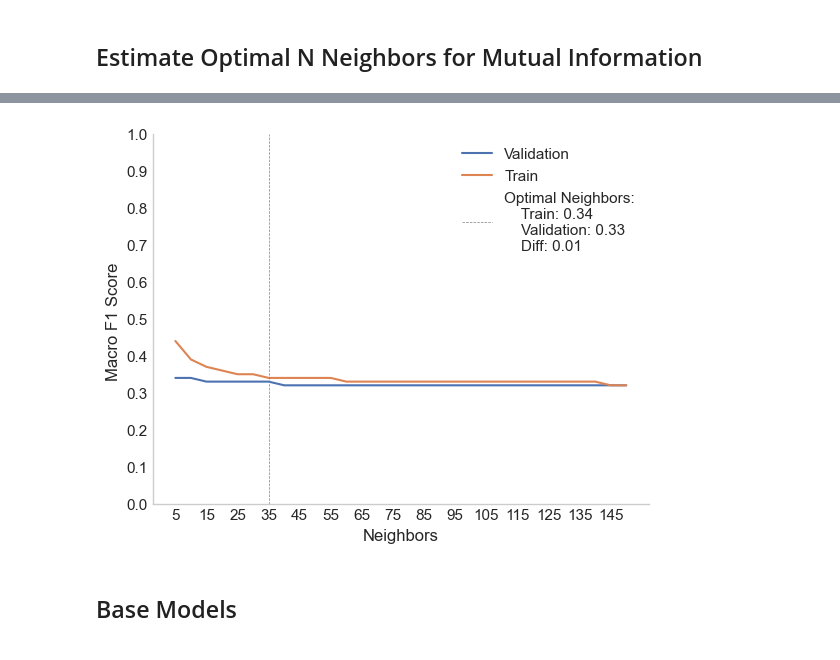
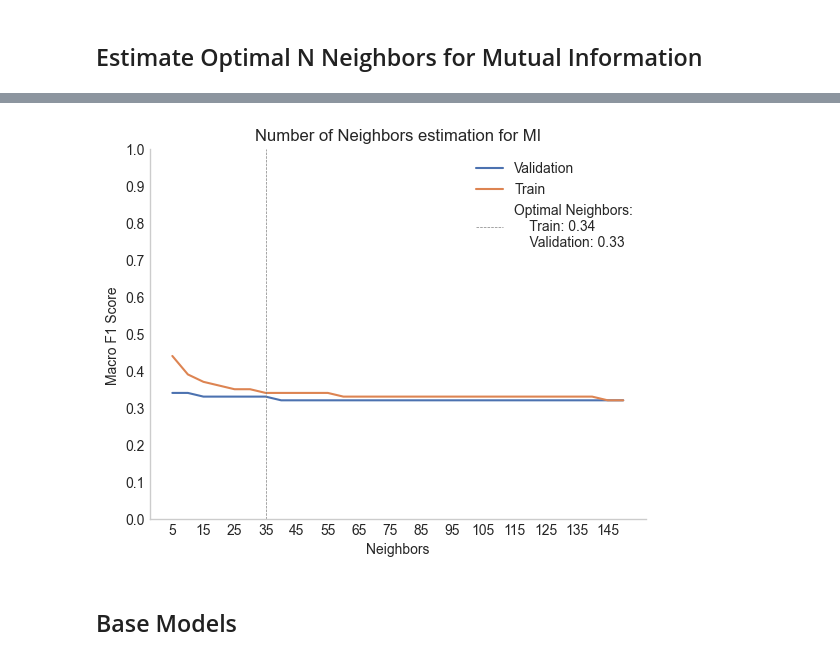
Before and after one commit to DiogoPF/Multiclass_Classification-WCB, a Jupyter notebook: Pipeline_diogo.ipynb, the cells around one changed output, grey strips where cells are left out. Saved outputs shown, nothing was run; the diff lists cells and outputs as text; code cells hidden in the pictures.

```diff
--- a/Pipeline_diogo.ipynb
+++ b/Pipeline_diogo.ipynb
@@ -1182,6 +1245,7 @@ if run:
         cv=3,
         verbose=1,
         return_train_score=True,
+        refit=False,
     )
 
     gs.fit(X, y)
@@ -1193,37 +1279,49 @@ else:
 # %%
 estimate_knn = compare_models(estimate_knn_gs, {"model__n_neighbors": "neighbors"})
+estimate_knn["F1 Train Score"] = (
+    estimate_knn["F1 Train Score"].str.split("±").str[0].str.strip().astype(float)
+)
+estimate_knn["F1 Validation Score"] = (
+    estimate_knn["F1 Validation Score"].str.split("±").str[0].str.strip().astype(float)
+)
+train_score_35 = estimate_knn.loc[
+    estimate_knn["neighbors"] == 35, "F1 Train Score"
+].values[0]
+validation_score_35 = estimate_knn.loc[
+    estimate_knn["neighbors"] == 35, "F1 Validation Score"
+].values[0]
 
-train_score_35 = estimate_knn.loc[
-    estimate_knn["neighbors"] == 35, "mean_train_score"
-].values[0]
-test_score_35 = estimate_knn.loc[
-    estimate_knn["neighbors"] == 35, "mean_test_score"
-].values[0]
-score_difference = abs(train_score_35 - test_score_35)
 
 
 sns.lineplot(
     x="neighbors",
-    y="mean_test_score",
+    y="F1 Validation Score",
+
     data=estimate_knn,
     label="Validation",
 )
-sns.lineplot(x="neighbors", y="mean_train_score", data=estimate_knn, label="Train")
+sns.lineplot(x="neighbors", y="F1 Train Score", data=estimate_knn, label="Train")
+
 plt.axvline(
     x=35,
     color="gray",
     linestyle="--",
-    label=f"Optimal Neighbors:\n    Train: {train_score_35:.2f}\n    Validation: {test_score_35:.2f}\n    Diff: {score_difference:.2f}",
+    label=f"Optimal Neighbors:\n    Train: {train_score_35:.2f}\n    Validation: {validation_score_35:.2f}",
     linewidth=0.5,
 )
+
 plt.xticks(np.arange(5, 155, 10))
 plt.yticks(np.arange(0, 1.1, 0.1))
 plt.ylabel("Macro F1 Score ")
 plt.xlabel("Neighbors")
 plt.legend()
+plt.savefig("./figures/fs_neighbors.png", dpi=300, bbox_inches="tight")
+plt.title("Number of Neighbors estimation for MI")
+
+
 plt.show()
 # %% [output]
-[figure, old version]
+[figure, new version]
 # %% [markdown]
 ## Base Models
 # %%
```
Also changed, not shown: parts of 10 cells of this notebook, 4 other files.
